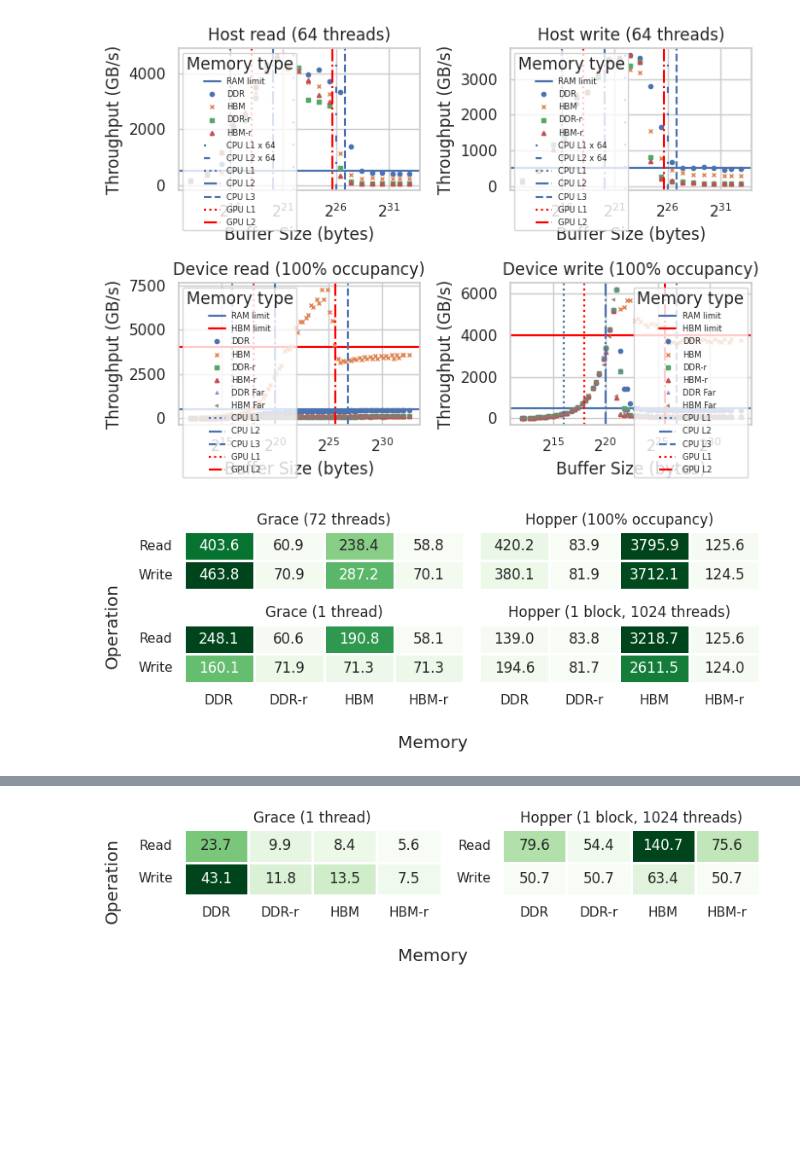
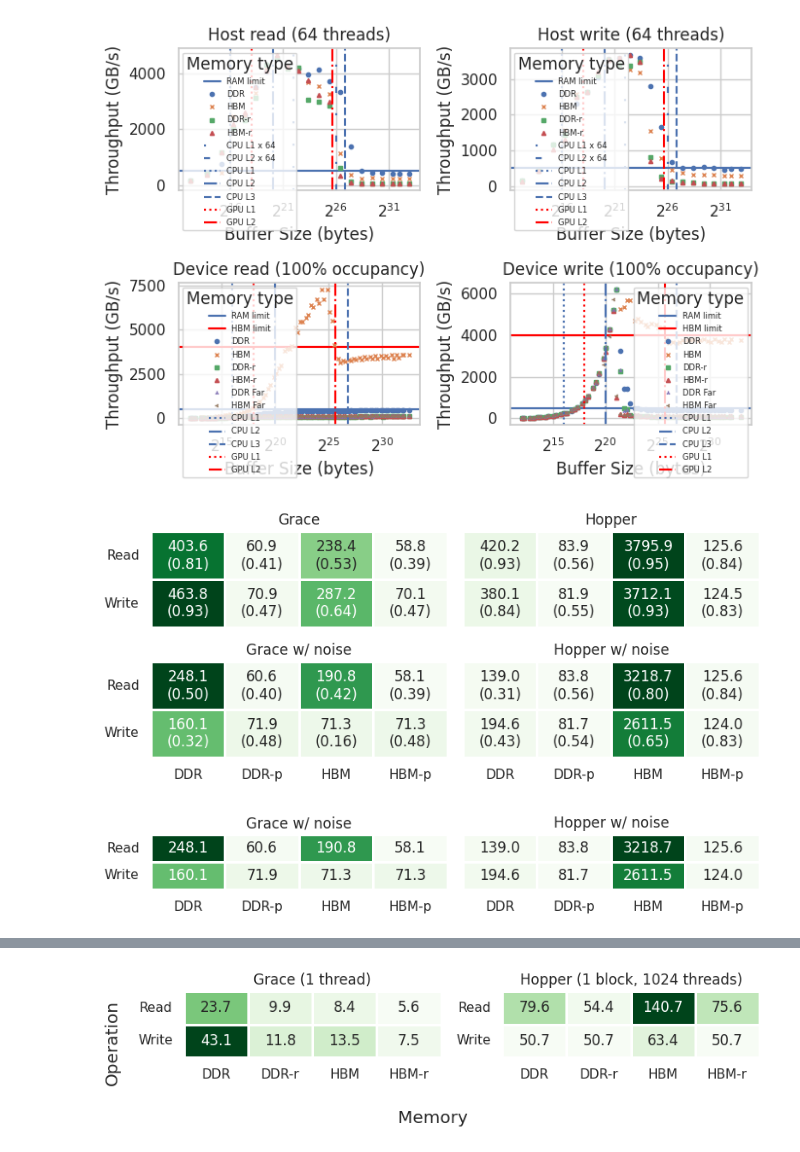
Before and after one commit to ntua-el20062/grace-hopper-benchmark, a Jupyter notebook: src/paper.ipynb, the cells around one changed output, grey strips where cells are left out. Saved outputs shown, nothing was run; the diff lists cells and outputs as text; code cells hidden in the pictures; blank space fills up the shorter version.

```diff
--- a/src/paper.ipynb
+++ b/src/paper.ipynb
@@ -203,34 +202,81 @@ device hbm write max 3712.128686868688
 device ddr_remote write max 81.91137474747477
 device hbm_remote write max 124.48798989898988
 [figure]
+# %%
+mem_types = ['ddr', 'ddr_remote', 'hbm', 'hbm_remote']
+mem_names = ['DDR', 'DDR-p', 'HBM', 'HBM-p']
+ops = ['read', 'write']
+ylabels = ['Read', 'Write']
+
+max_grace = [500, 150, 450, 150]
+max_hopper = [450, 150, 4000, 150]
+
+fig, ((ax3, ax4), (ax5, ax6)) = plt.subplots(2, 2, figsize=(8, 3.5))
+
+def plot_heatmap_max(ax, data, title, xlabels=[], ylabels=[]):
+    data = [data]
+    sns.heatmap(data, fmt='d', xticklabels=xlabels, yticklabels=ylabels, linewidths=1, square=False, cmap='Greens', cbar=False, ax=ax, annot=True)
+    ax.set_title(title)
+    ax.set_xticklabels(ax.get_xticklabels(), rotation=0)
+    ax.set_yticklabels(ax.get_yticklabels(), rotation=0)
+
+def plot_heatmap(ax, d, title, maxes, xlabels=[], ylabels=[]):
+    l = np.zeros((len(ops), len(mem_types)), dtype=object)
+    data = np.zeros((len(ops), len(mem_types)))
+    from itertools import product
+    for (i, o), (j, m) in product(enumerate(ops), enumerate(mem_types)):
+        data[i, j] = list(results_generator([str(2**33)], f'results/{o}/{d}/{m}', skip=1))[0]
+        # l[i, j] = '{:.1f}\n({})'.format(data[i, j], maxes[j])
+        l[i, j] = '{:.1f}\n({:.2f})'.format(data[i, j], data[i, j] / maxes[j])
+
+    sns.heatmap(data, fmt='s', xticklabels=xlabels, yticklabels=ylabels, linewidths=1, square=False, cmap='Greens', cbar=False, ax=ax, annot=l)
+    ax.set_title(title)
+    ax.set_xticklabels(ax.get_xticklabels(), rotation=0)
+    ax.set_yticklabels(ax.get_yticklabels(), rotation=0)
+
+# plot_heatmap_max(ax1, max_grace, 'Grace Theoretical Max', ylabels=['B/W'])
+# plot_heatmap_max(ax2, max_hopper, 'Hopper Theoretical Max', ylabels=['B/W'])
+plot_heatmap(ax3, 'host', 'Grace', max_grace, ylabels=ylabels)
+plot_heatmap(ax4, 'device', 'Hopper', max_hopper)
+plot_heatmap(ax5, 'host/noisy', 'Grace w/ noise', max_grace, xlabels=mem_names, ylabels=ylabels)
+plot_heatmap(ax6, 'device/noisy', 'Hopper w/ noise', max_hopper, xlabels=mem_names)
+# plot_heatmap(ax3, 'host/single', 'Grace (1 thread)', xlabels=mem_names, ylabels=ylabels)
+# plot_heatmap(ax4, 'device/block', 'Hopper (1 block, 1024 threads)', xlabels=mem_names)
+
+# fig.supxlabel("Memory")
+# fig.supylabel("Operation")
+plt.tight_layout()
+plt.savefig("read_write.pdf", bbox_inches='tight')
+# %% [output]
+[figure, added]
 # %%
 mem_types = ['ddr', 'ddr_remote', 'hbm', 'hbm_remote']
-mem_names = ['DDR', 'DDR-r', 'HBM', 'HBM-r']
+mem_names = ['DDR', 'DDR-p', 'HBM', 'HBM-p']
 ops = ['read', 'write']
 ylabels = ['Read', 'Write']
 
 
-fig, ((ax1, ax2), (ax3, ax4)) = plt.subplots(2, 2, figsize=(8, 3))
+fig, (ax3, ax4) = plt.subplots(1, 2, figsize=(8, 1.5))
 
 def plot_heatmap(ax, d, title, xlabels=[], ylabels=[]):
     data = np.zeros((len(ops), len(mem_types)))
     from itertools import product
     for (i, o), (j, m) in product(enumerate(ops), enumerate(mem_types)):
         data[i, j] = list(results_generator([str(2**33)], f'results/{o}/{d}/{m}', skip=1))[0]
 
     sns.heatmap(data, annot=True, fmt='.1f', xticklabels=xlabels, yticklabels=ylabels, linewidths=1, square=False, cmap='Greens', cbar=False, ax=ax)
     ax.set_title(title)
     ax.set_xticklabels(ax.get_xticklabels(), rotation=0)
     ax.set_yticklabels(ax.get_yticklabels(), rotation=0)
 
-plot_heatmap(ax1, 'host', 'Grace (72 threads)', ylabels=ylabels)
-plot_heatmap(ax2, 'device', 'Hopper (100% occupancy)')
-plot_heatmap(ax3, 'host/single', 'Grace (1 thread)', xlabels=mem_names, ylabels=ylabels)
-plot_heatmap(ax4, 'device/block', 'Hopper (1 block, 1024 threads)', xlabels=mem_names)
+# plot_heatmap(ax1, 'host', 'Grace', ylabels=ylabels)
+# plot_heatmap(ax2, 'device', 'Hopper')
+plot_heatmap(ax3, 'host/noisy', 'Grace w/ noise', xlabels=mem_names, ylabels=ylabels)
+plot_heatmap(ax4, 'device/noisy', 'Hopper w/ noise', xlabels=mem_names)
 
-fig.supxlabel("Memory")
-fig.supylabel("Operation")
+# fig.supxlabel("Memory")
+# fig.supylabel("Operation")
 plt.tight_layout()
-plt.savefig("read_write.pdf", bbox_inches='tight')
+plt.savefig("read_write_noise.pdf", bbox_inches='tight')
 # %% [output]
-[figure, old version]
+[figure, new version]
```
Also changed, not shown: parts of 19 cells of this notebook, 16 other files.
